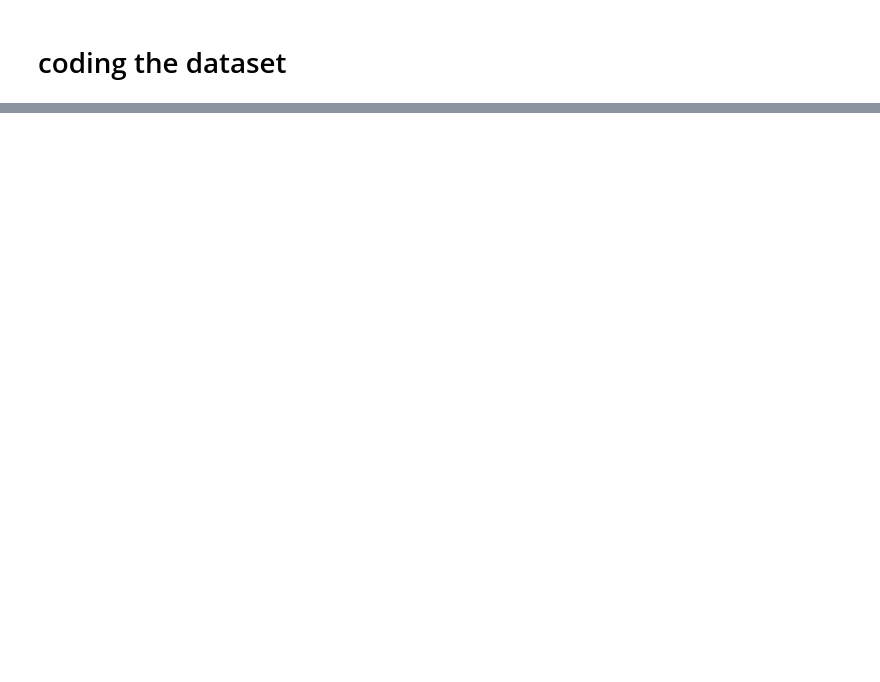
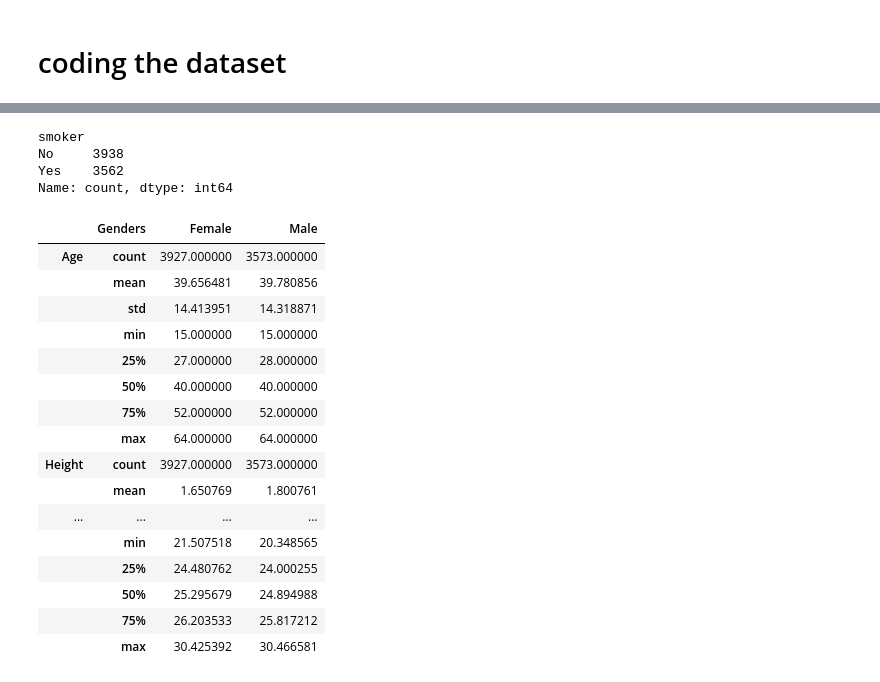
Before and after one commit to keithmmc/PDA1, a Jupyter notebook: PDA1.ipynb, the cells around one changed output, grey strips where cells are left out. Saved outputs shown, nothing was run; the diff lists cells and outputs as text; code cells hidden in the pictures; blank space fills up the shorter version.

```diff
--- a/PDA1.ipynb
+++ b/PDA1.ipynb
@@ -445,0 +463,27 @@ df.round({'Height': 2, 'Weight': 2, 'BMI': 1, 'Alcohol units/ wk': 1})
+# %%
+df['smoker'].value_counts()
+# %% [output]
+smoker
+No     3938
+Yes    3562
+Name: count, dtype: int64
+# %%
+df.groupby('Genders').describe().T
+# %% [output]
+|  | Genders | Female | Male |
+| Age | count | 3927.000000 | 3573.000000 |
+|  | mean | 39.656481 | 39.780856 |
+|  | std | 14.413951 | 14.318871 |
+|  | min | 15.000000 | 15.000000 |
+|  | 25% | 27.000000 | 28.000000 |
+|  | 50% | 40.000000 | 40.000000 |
+|  | 75% | 52.000000 | 52.000000 |
+|  | max | 64.000000 | 64.000000 |
+| Height | count | 3927.000000 | 3573.000000 |
+|  | mean | 1.650769 | 1.800761 |
+| ... | ... | ... | ... |
+|  | min | 21.507518 | 20.348565 |
+|  | 25% | 24.480762 | 24.000255 |
+|  | 50% | 25.295679 | 24.894988 |
+|  | 75% | 26.203533 | 25.817212 |
+|  | max | 30.425392 | 30.466581 |
```
Also changed, not shown: parts of 33 cells of this notebook.
